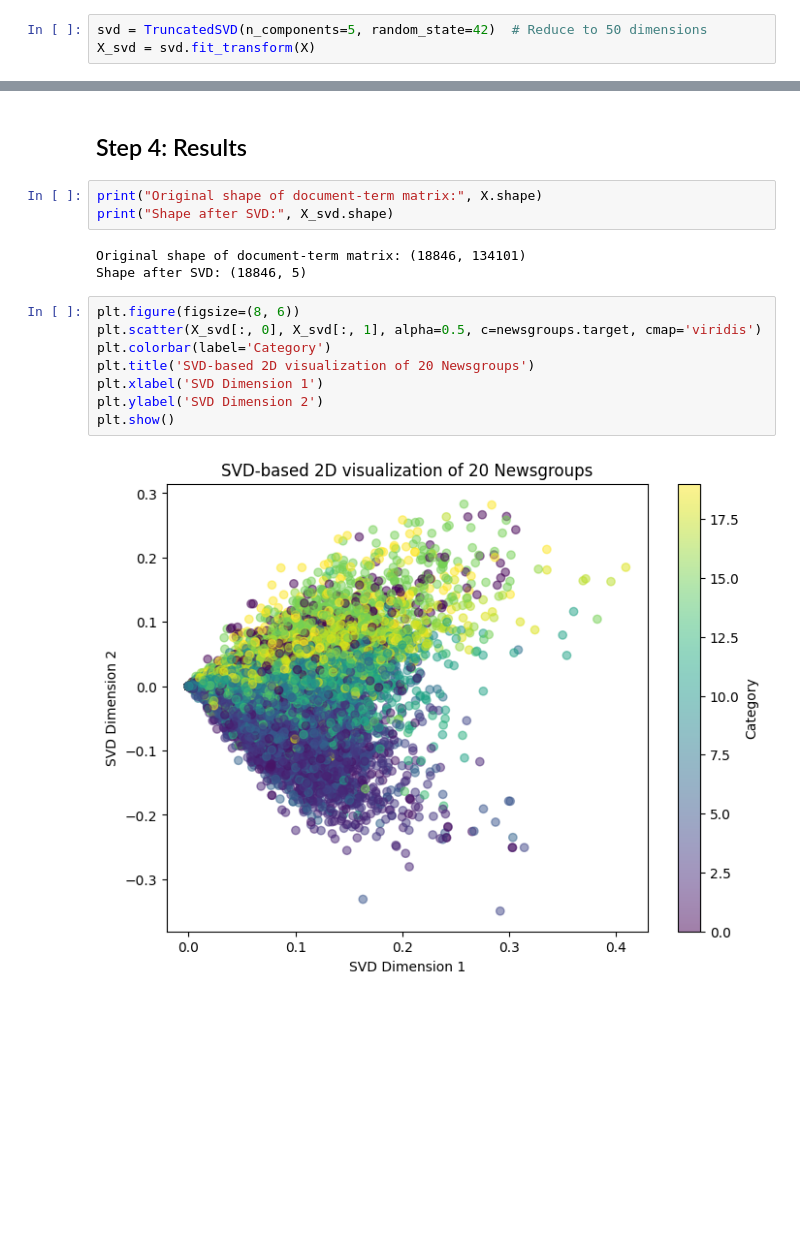
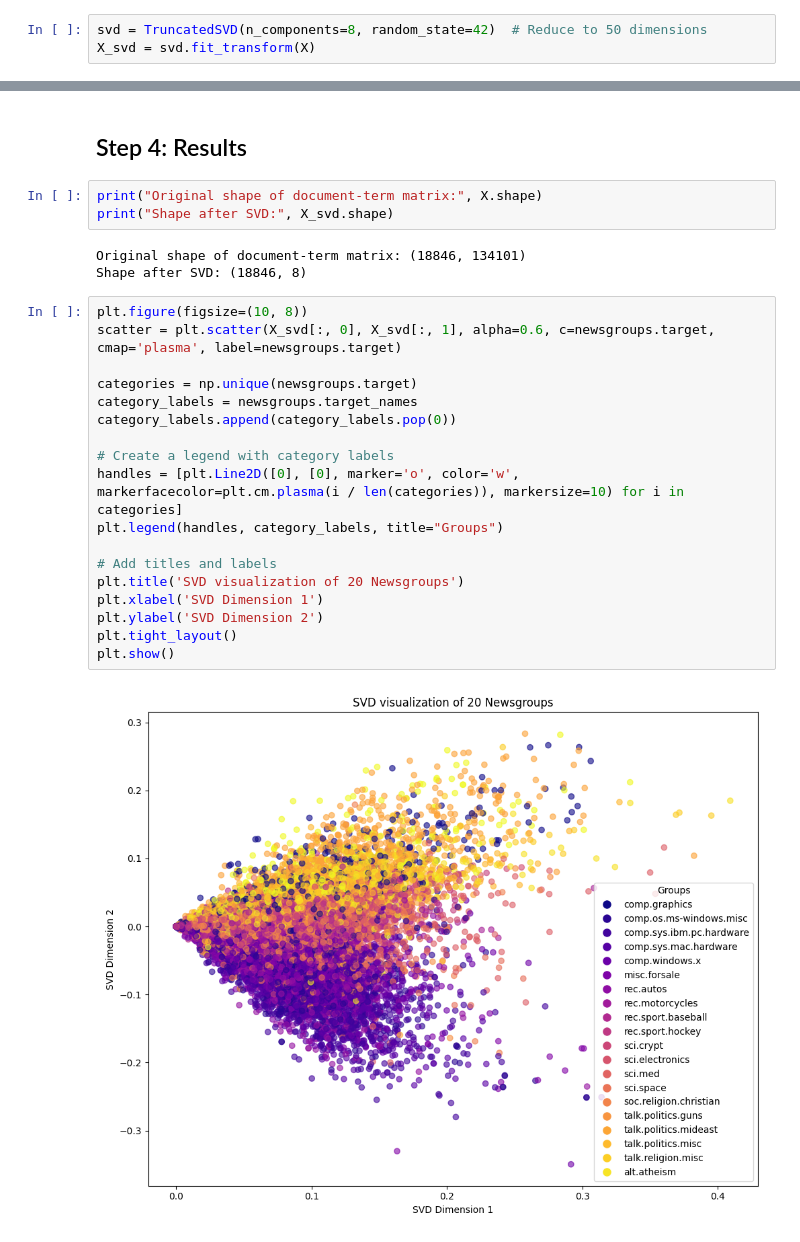
Before and after one commit to nMaax/CompLinAlg, a Jupyter notebook: HW3/NLP.ipynb, the cells around one changed output, grey strips where cells are left out. Cells and saved outputs as stored; diff of their text form; blank space fills up the shorter version.

Commit message:
Improved NLP notebook with new graphs and reduced/augmented components and top-topics for LSA

```diff
--- a/HW3/NLP.ipynb
+++ b/HW3/NLP.ipynb
@@ -22,7 +25,7 @@ X = vectorizer.fit_transform(documents)
 # %% [markdown]
 ## Step 3: Apply SVD for dimensionality reduction of the text
 # %%
-svd = TruncatedSVD(n_components=5, random_state=42)  # Reduce to 50 dimensions
+svd = TruncatedSVD(n_components=8, random_state=42)  # Reduce to 50 dimensions
 X_svd = svd.fit_transform(X)
 # %%
 # Heavy in memory
@@ -35,14 +38,24 @@ print("Original shape of document-term matrix:", X.shape)
 print("Shape after SVD:", X_svd.shape)
 # %% [output]
 Original shape of document-term matrix: (18846, 134101)
-Shape after SVD: (18846, 5)
+Shape after SVD: (18846, 8)
 # %%
-plt.figure(figsize=(8, 6))
-plt.scatter(X_svd[:, 0], X_svd[:, 1], alpha=0.5, c=newsgroups.target, cmap='viridis')
-plt.colorbar(label='Category')
-plt.title('SVD-based 2D visualization of 20 Newsgroups')
+plt.figure(figsize=(10, 8))
+scatter = plt.scatter(X_svd[:, 0], X_svd[:, 1], alpha=0.6, c=newsgroups.target, cmap='plasma', label=newsgroups.target)
+
+categories = np.unique(newsgroups.target)
+category_labels = newsgroups.target_names
+category_labels.append(category_labels.pop(0))
+
+# Create a legend with category labels
+handles = [plt.Line2D([0], [0], marker='o', color='w', markerfacecolor=plt.cm.plasma(i / len(categories)), markersize=10) for i in categories]
+plt.legend(handles, category_labels, title="Groups")
+
+# Add titles and labels
+plt.title('SVD visualization of 20 Newsgroups')
 plt.xlabel('SVD Dimension 1')
 plt.ylabel('SVD Dimension 2')
+plt.tight_layout()
 plt.show()
 # %% [output]
-[figure, old version]
+[figure, new version]
```
Also changed, not shown: parts of 5 cells of this notebook.
